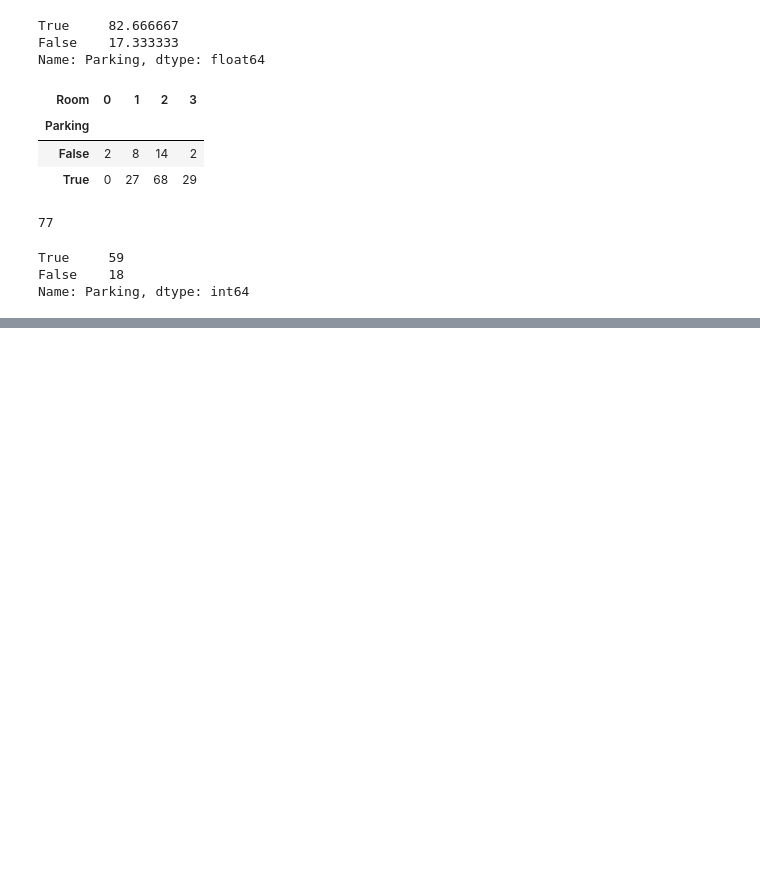
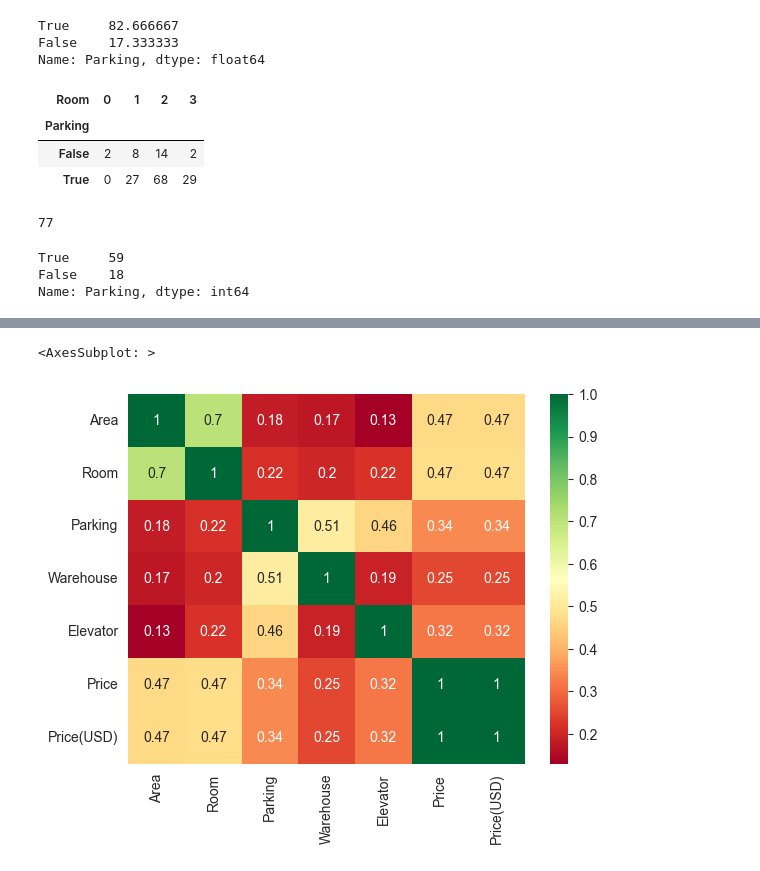
Before and after one commit to pooyanosk1382/TehranHousePrice, a Jupyter notebook: tehranHousePrice.ipynb, the cells around one changed output, grey strips where cells are left out. Saved outputs shown, nothing was run; the diff lists cells and outputs as text; code cells hidden in the pictures; blank space fills up the shorter version.

```diff
--- a/tehranHousePrice.ipynb
+++ b/tehranHousePrice.ipynb
@@ -176,0 +267,5 @@ Name: Parking, dtype: int64
+# %%
+sns.heatmap(df.corr(), annot=True,cmap='RdYlGn')
+# %% [output]
+<AxesSubplot: >
+[figure, added]
```
Also changed, not shown: parts of 23 cells of this notebook.
